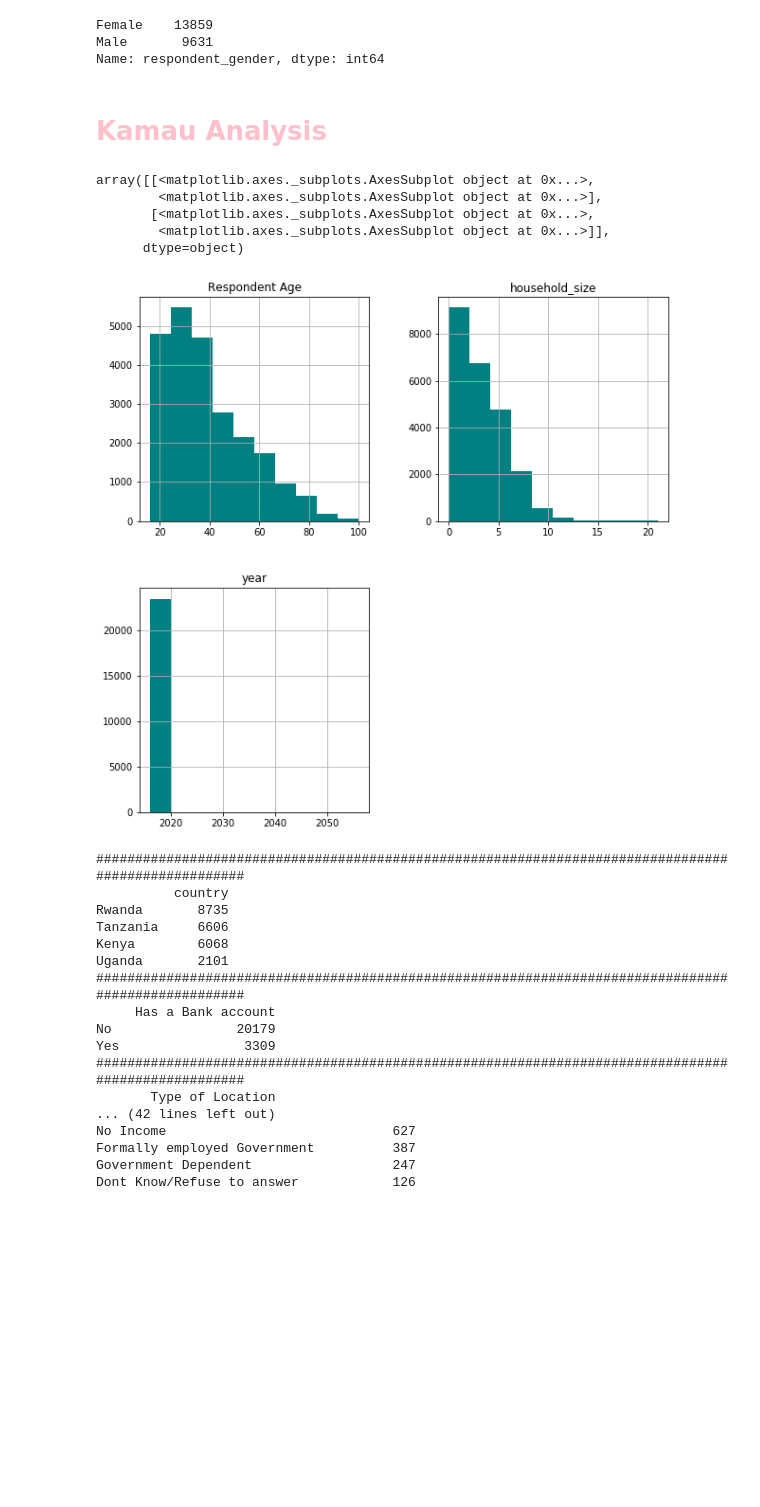
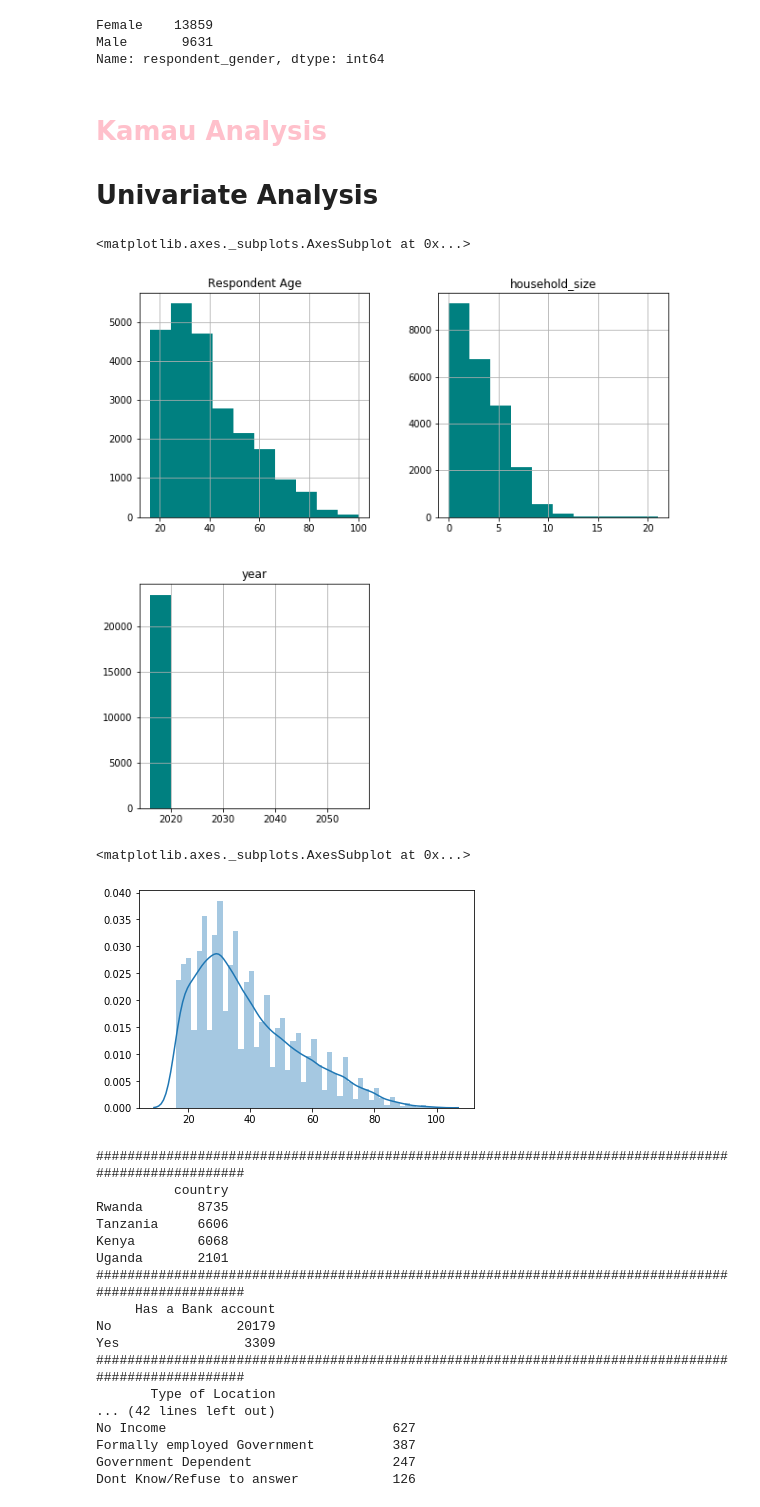
Before and after one commit to KarenNgugi/Financial-Dataset, a Jupyter notebook: Financial Dataset.ipynb, the cells around one changed output. Cells and saved outputs as stored; diff of their text form; code cells hidden in the pictures; blank space fills up the shorter version.

```diff
--- a/Financial Dataset.ipynb
+++ b/Financial Dataset.ipynb
@@ -282,19 +282,27 @@ Name: respondent_gender, dtype: int64
 # %% [markdown]
 
 # <font color = "pink"> Kamau Analysis</font>
+
+# Univariate Analysis
 # %%
 # select all the numeric columns and plot the histograms
 numerics = ['int16', 'int32', 'int64', 'float16', 'float32', 'float64']
 
 newdf = financial.select_dtypes(include=numerics)
 newdf.hist(figsize = (10,10),color = "teal") # creates a plot for all numeric columns , the figsize argument is for changing sizes of hists
+
+
+newdf.head()
+newdf = newdf.dropna()
 # %% [output]
-array([[<matplotlib.axes._subplots.AxesSubplot object at 0x...>,
-        <matplotlib.axes._subplots.AxesSubplot object at 0x...>],
-       [<matplotlib.axes._subplots.AxesSubplot object at 0x...>,
-        <matplotlib.axes._subplots.AxesSubplot object at 0x...>]],
-      dtype=object)
+<matplotlib.axes._subplots.AxesSubplot at 0x...>
 [figure]
+# %%
+# you can also plot a density plot that smooths the histogram so that you can view the probability distribution better
+sns.distplot(newdf[["Respondent Age"]])
+# %% [output]
+<matplotlib.axes._subplots.AxesSubplot at 0x...>
+[figure, added]
 # %%
 # Get the Value Counts for all the Non Numeric coulmns
 for i in [i if i not in newdf.columns else "" for i in financial.columns ]:
```
Also changed, not shown: parts of 3 cells of this notebook.
